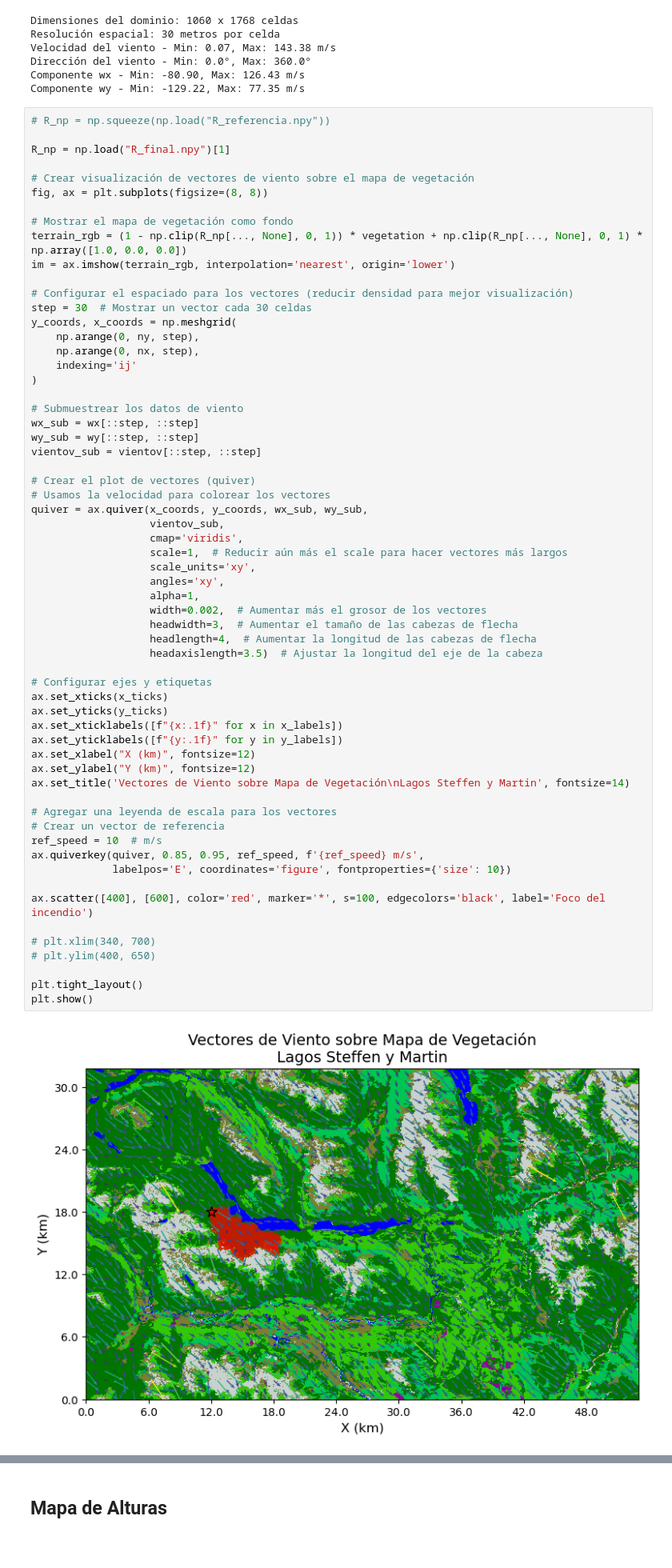
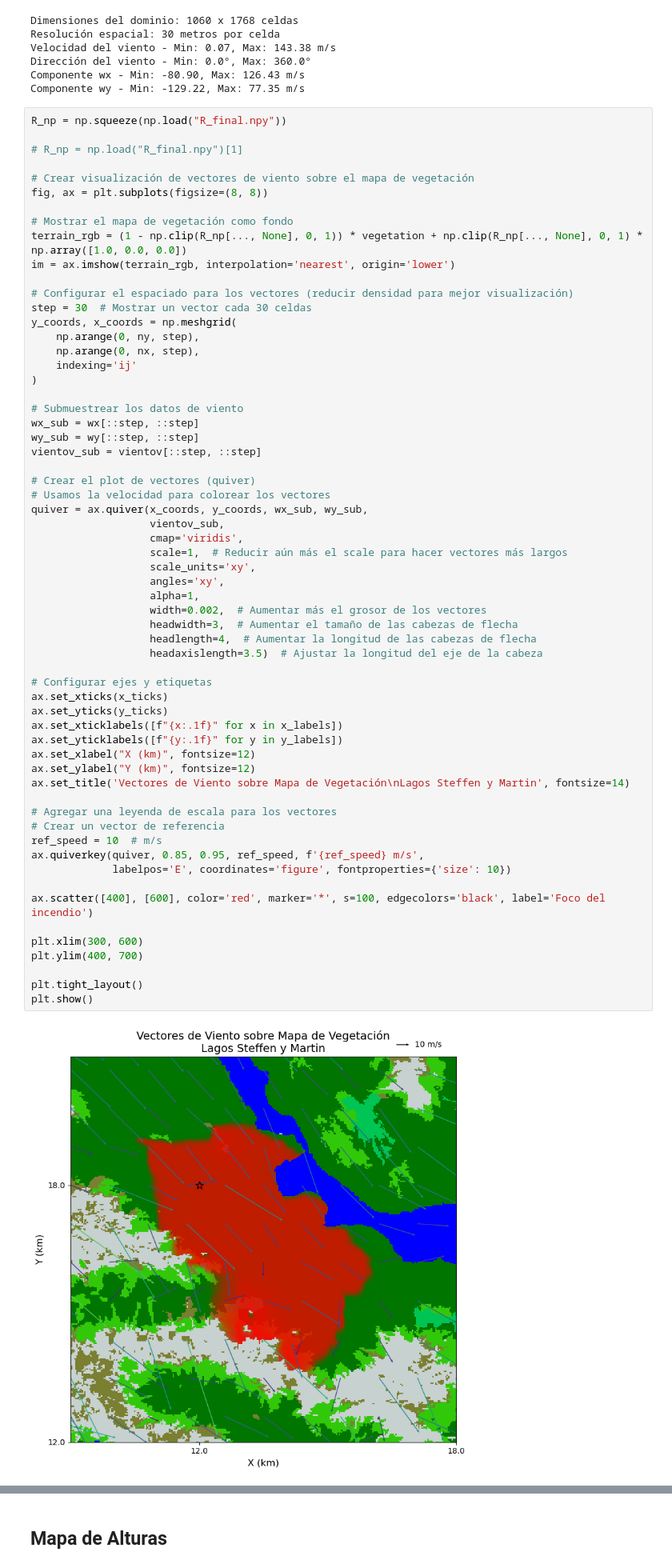
Before and after one commit to Maestria-Incendios-Forestales-2024-2025/Incendios-Genetico-PINNs, a Jupyter notebook: visualizacion_incendios.ipynb, the cells around one changed output, grey strips where cells are left out. Shown at 80% size. Cells and saved outputs as stored; diff of their text form; blank space fills up the shorter version.

Commit message:
cambio en los parámetros del incendio de referencia

```diff
--- a/visualizacion_incendios.ipynb
+++ b/visualizacion_incendios.ipynb
@@ -104,9 +104,9 @@ Dirección del viento - Min: 0.0°, Max: 360.0°
 Componente wx - Min: -80.90, Max: 126.43 m/s
 Componente wy - Min: -129.22, Max: 77.35 m/s
 # %%
-# R_np = np.squeeze(np.load("R_referencia.npy"))
+R_np = np.squeeze(np.load("R_final.npy"))
 
-R_np = np.load("R_final.npy")[1]
+# R_np = np.load("R_final.npy")[1]
 
 # Crear visualización de vectores de viento sobre el mapa de vegetación
 fig, ax = plt.subplots(figsize=(8, 8))
@@ -136,36 +136,36 @@ quiver = ax.quiver(x_coords, y_coords, wx_sub, wy_sub,
                    scale=1,  # Reducir aún más el scale para hacer vectores más largos
                    scale_units='xy',
                    angles='xy',
                    alpha=1,
                    width=0.002,  # Aumentar más el grosor de los vectores
                    headwidth=3,  # Aumentar el tamaño de las cabezas de flecha
                    headlength=4,  # Aumentar la longitud de las cabezas de flecha
                    headaxislength=3.5)  # Ajustar la longitud del eje de la cabeza
 
 # Configurar ejes y etiquetas
 ax.set_xticks(x_ticks)
 ax.set_yticks(y_ticks)
 ax.set_xticklabels([f"{x:.1f}" for x in x_labels])
 ax.set_yticklabels([f"{y:.1f}" for y in y_labels])
 ax.set_xlabel("X (km)", fontsize=12)
 ax.set_ylabel("Y (km)", fontsize=12)
 ax.set_title('Vectores de Viento sobre Mapa de Vegetación\nLagos Steffen y Martin', fontsize=14)
 
 # Agregar una leyenda de escala para los vectores
 # Crear un vector de referencia
 ref_speed = 10  # m/s
 ax.quiverkey(quiver, 0.85, 0.95, ref_speed, f'{ref_speed} m/s',
              labelpos='E', coordinates='figure', fontproperties={'size': 10})
 
 ax.scatter([400], [600], color='red', marker='*', s=100, edgecolors='black', label='Foco del incendio')
 
-# plt.xlim(340, 700)
-# plt.ylim(400, 650)
+plt.xlim(300, 600)
+plt.ylim(400, 700)
 
 plt.tight_layout()
 plt.show()
 # %% [output]
-[figure, old version]
+[figure, new version]
 # %%
 # Máscara donde vegetación == 3
 mask = (vegetacion == 0)
```
Also changed, not shown: 1 other file.
